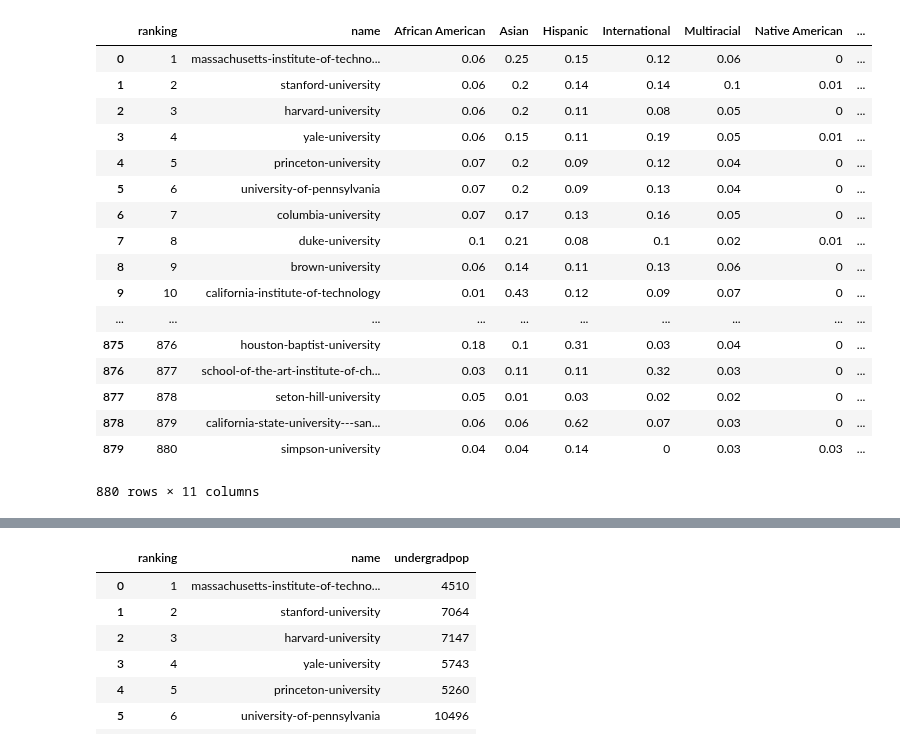
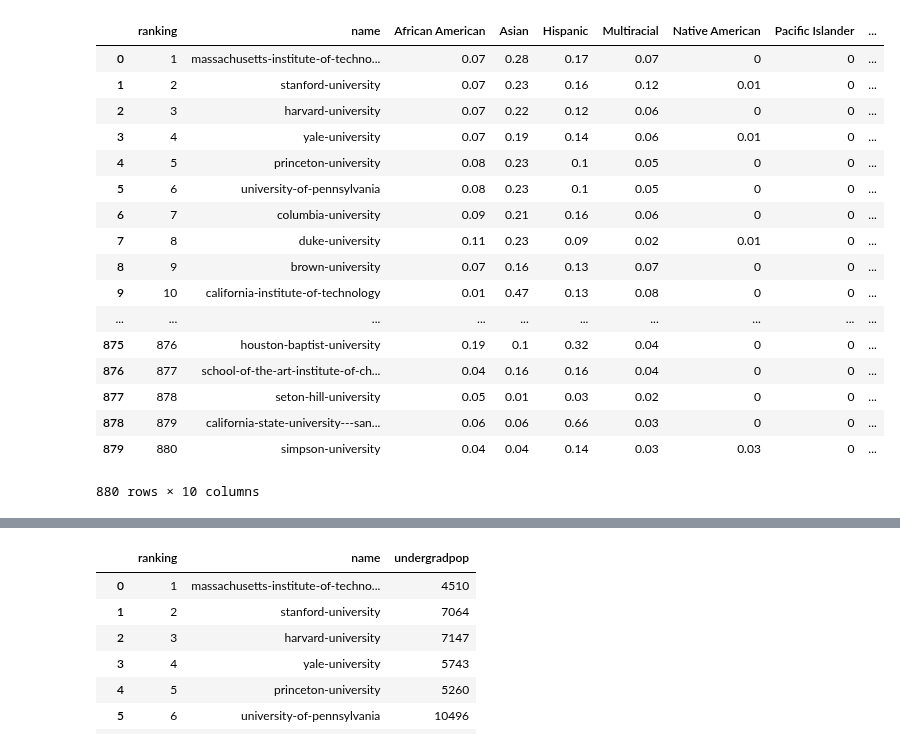
Before and after one commit to nforesti/education, a Jupyter notebook: top500_undergradpop_demographic.ipynb, the cells around one changed output, grey strips where cells are left out. Cells and saved outputs as stored; diff of their text form; code cells hidden in the pictures.

```diff
--- a/top500_undergradpop_demographic.ipynb
+++ b/top500_undergradpop_demographic.ipynb
@@ -5,39 +5,45 @@ import matplotlib.pyplot as plt
 # %%
 #get racial demographic data
 
 df_niche = pd.read_csv("datasets/niche4yearpublicprivate.csv")
 
 #niche[niche.isnull().any(axis=1)]
 df_columns = df_niche[['African American', 'Asian', 'Hispanic', 'International', 'Multiracial', 'Native American','Pacific Islander', 'Unknown', 'White']]
-
+df_niche = df_niche.drop("International", axis=1)
 for indexr, university in df_niche.iterrows():
+    sum = 0
     for indexc, newvalue in university.iteritems():
         if "%" in str(newvalue):
             oldvalue = (newvalue)
             newvalue = (float(newvalue.rstrip("%"))) / 100
             df_niche.loc[indexr,indexc] = newvalue
+            sum = sum + newvalue
+    for indexc, newvalue in university.iteritems():
+        if isinstance(df_niche.loc[indexr,indexc], float):
+            df_niche.loc[indexr,indexc] = round((float(df_niche.loc[indexr,indexc]) / sum),2)
+
 df_niche_800 = df_niche
 df_niche = df_niche.head(500) #top 500 colleges
 df_niche_800
 # %% [output]
-|  | ranking | name | African American | Asian | Hispanic | International | Multiracial | Native American | ... |
-| 0 | 1 | massachusetts-institute-of-techno... | 0.06 | 0.25 | 0.15 | 0.12 | 0.06 | 0 | ... |
-| 1 | 2 | stanford-university | 0.06 | 0.2 | 0.14 | 0.14 | 0.1 | 0.01 | ... |
-| 2 | 3 | harvard-university | 0.06 | 0.2 | 0.11 | 0.08 | 0.05 | 0 | ... |
-| 3 | 4 | yale-university | 0.06 | 0.15 | 0.11 | 0.19 | 0.05 | 0.01 | ... |
-| 4 | 5 | princeton-university | 0.07 | 0.2 | 0.09 | 0.12 | 0.04 | 0 | ... |
-| 5 | 6 | university-of-pennsylvania | 0.07 | 0.2 | 0.09 | 0.13 | 0.04 | 0 | ... |
-| 6 | 7 | columbia-university | 0.07 | 0.17 | 0.13 | 0.16 | 0.05 | 0 | ... |
-| 7 | 8 | duke-university | 0.1 | 0.21 | 0.08 | 0.1 | 0.02 | 0.01 | ... |
-| 8 | 9 | brown-university | 0.06 | 0.14 | 0.11 | 0.13 | 0.06 | 0 | ... |
-| 9 | 10 | california-institute-of-technology | 0.01 | 0.43 | 0.12 | 0.09 | 0.07 | 0 | ... |
+|  | ranking | name | African American | Asian | Hispanic | Multiracial | Native American | Pacific Islander | ... |
+| 0 | 1 | massachusetts-institute-of-techno... | 0.07 | 0.28 | 0.17 | 0.07 | 0 | 0 | ... |
+| 1 | 2 | stanford-university | 0.07 | 0.23 | 0.16 | 0.12 | 0.01 | 0 | ... |
+| 2 | 3 | harvard-university | 0.07 | 0.22 | 0.12 | 0.06 | 0 | 0 | ... |
+| 3 | 4 | yale-university | 0.07 | 0.19 | 0.14 | 0.06 | 0.01 | 0 | ... |
+| 4 | 5 | princeton-university | 0.08 | 0.23 | 0.1 | 0.05 | 0 | 0 | ... |
+| 5 | 6 | university-of-pennsylvania | 0.08 | 0.23 | 0.1 | 0.05 | 0 | 0 | ... |
+| 6 | 7 | columbia-university | 0.09 | 0.21 | 0.16 | 0.06 | 0 | 0 | ... |
+| 7 | 8 | duke-university | 0.11 | 0.23 | 0.09 | 0.02 | 0.01 | 0 | ... |
+| 8 | 9 | brown-university | 0.07 | 0.16 | 0.13 | 0.07 | 0 | 0 | ... |
+| 9 | 10 | california-institute-of-technology | 0.01 | 0.47 | 0.13 | 0.08 | 0 | 0 | ... |
 | ... | ... | ... | ... | ... | ... | ... | ... | ... | ... |
-| 875 | 876 | houston-baptist-university | 0.18 | 0.1 | 0.31 | 0.03 | 0.04 | 0 | ... |
-| 876 | 877 | school-of-the-art-institute-of-ch... | 0.03 | 0.11 | 0.11 | 0.32 | 0.03 | 0 | ... |
-| 877 | 878 | seton-hill-university | 0.05 | 0.01 | 0.03 | 0.02 | 0.02 | 0 | ... |
-| 878 | 879 | california-state-university---san... | 0.06 | 0.06 | 0.62 | 0.07 | 0.03 | 0 | ... |
-| 879 | 880 | simpson-university | 0.04 | 0.04 | 0.14 | 0 | 0.03 | 0.03 | ... |
+| 875 | 876 | houston-baptist-university | 0.19 | 0.1 | 0.32 | 0.04 | 0 | 0 | ... |
+| 876 | 877 | school-of-the-art-institute-of-ch... | 0.04 | 0.16 | 0.16 | 0.04 | 0 | 0 | ... |
+| 877 | 878 | seton-hill-university | 0.05 | 0.01 | 0.03 | 0.02 | 0 | 0 | ... |
+| 878 | 879 | california-state-university---san... | 0.06 | 0.06 | 0.66 | 0.03 | 0 | 0 | ... |
+| 879 | 880 | simpson-university | 0.04 | 0.04 | 0.14 | 0.03 | 0.03 | 0 | ... |
-880 rows × 11 columns
+880 rows × 10 columns
 # %%
 plt.scatter(df_niche.ranking, df_niche["African American"])
 # %% [output]
```
Also changed, not shown: parts of 4 cells of this notebook, 2 other files.
